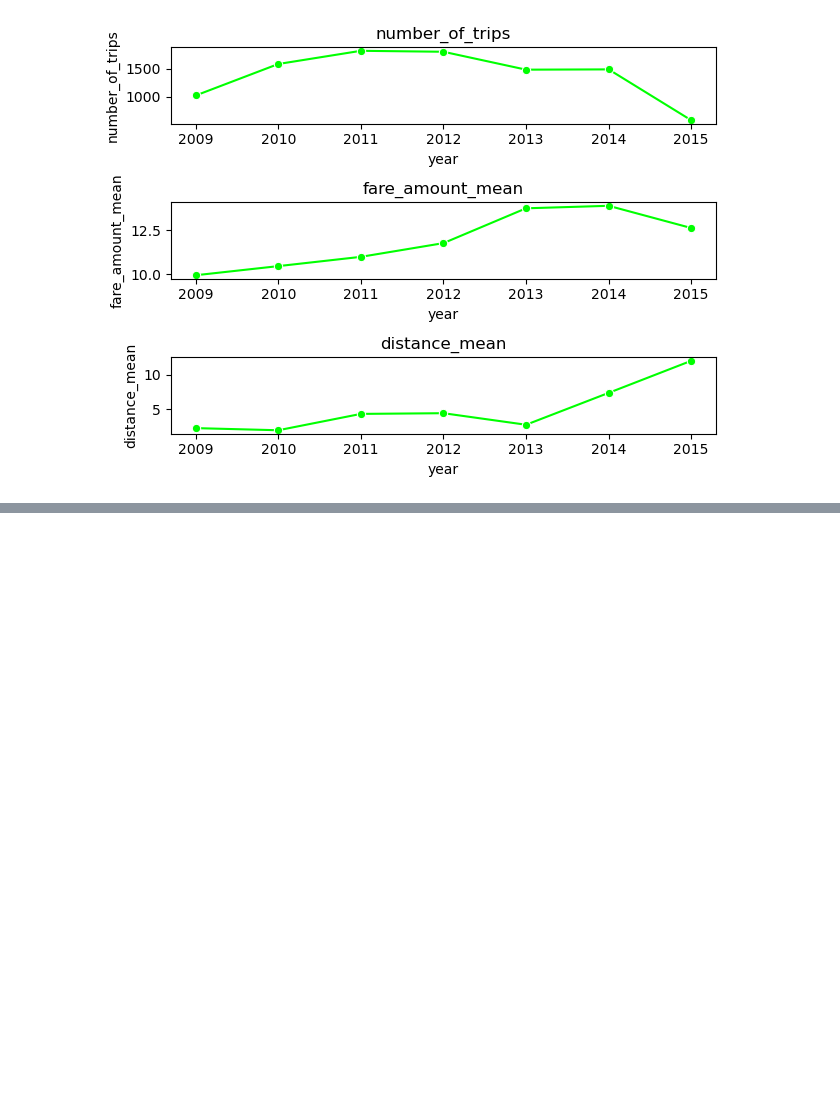
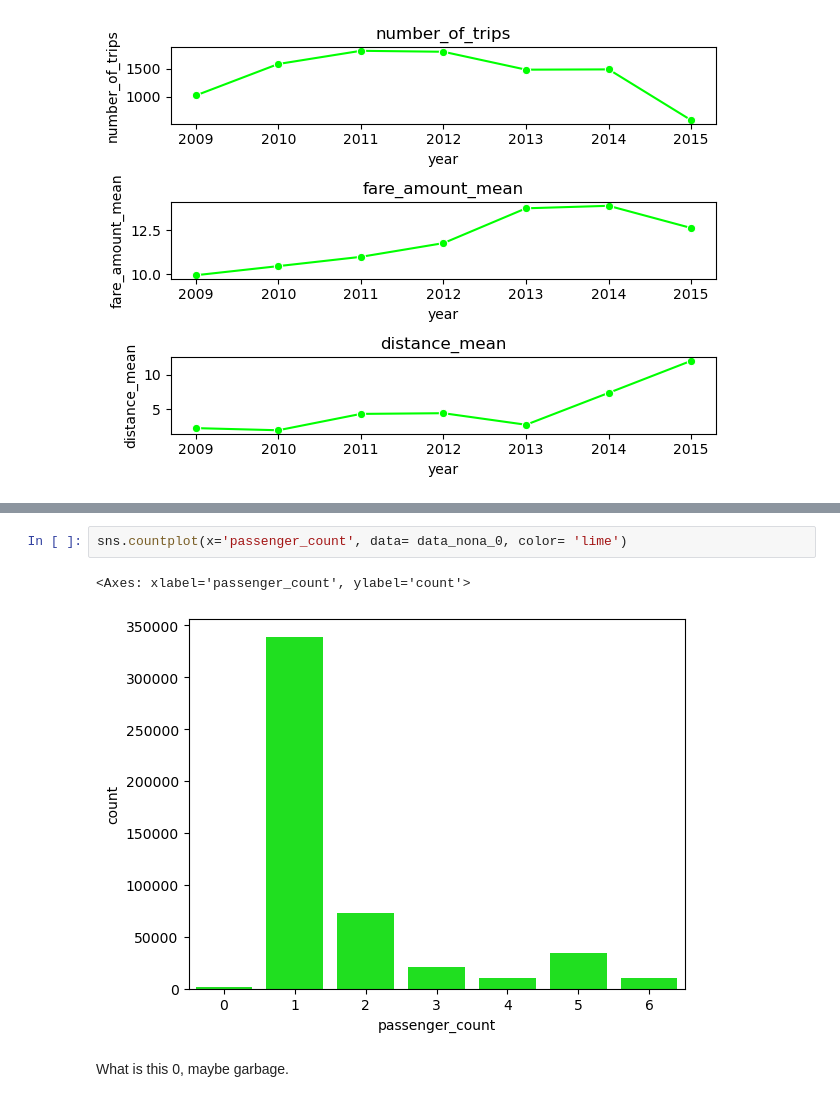
Before and after one commit to zizoisprogramming/Car-travels, a Jupyter notebook: car_travels.ipynb, the cells around one changed output, grey strips where cells are left out. Saved outputs shown, nothing was run; the diff lists cells and outputs as text; blank space fills up the shorter version.

```diff
--- a/car_travels.ipynb
+++ b/car_travels.ipynb
@@ -1024,0 +1043,7 @@ plt.show()
+# %%
+sns.countplot(x='passenger_count', data= data_nona_0, color= 'lime')
+# %% [output]
+<Axes: xlabel='passenger_count', ylabel='count'>
+[figure, added]
+# %% [markdown]
+What is this 0, maybe garbage.
```
Also changed, not shown: parts of 27 cells of this notebook.
